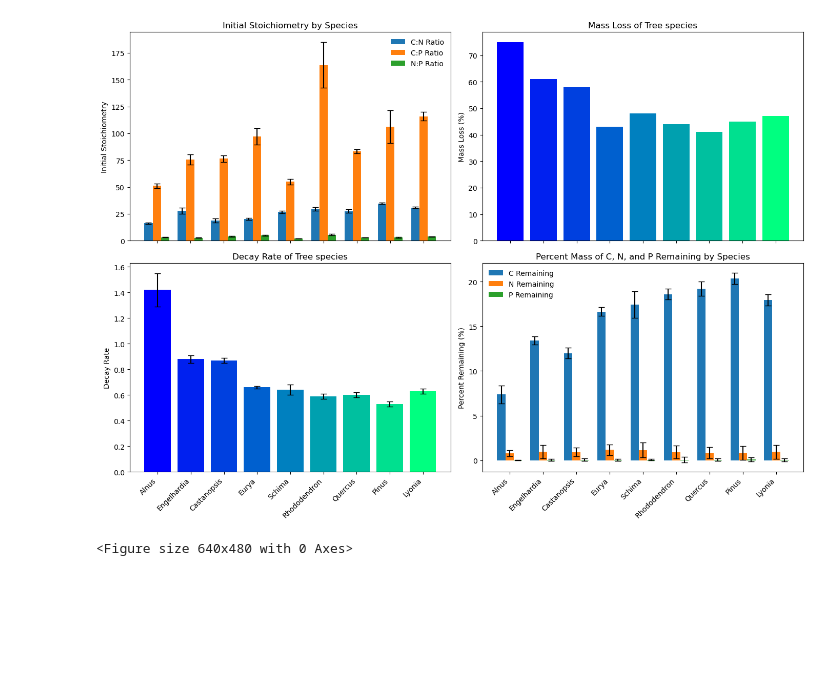
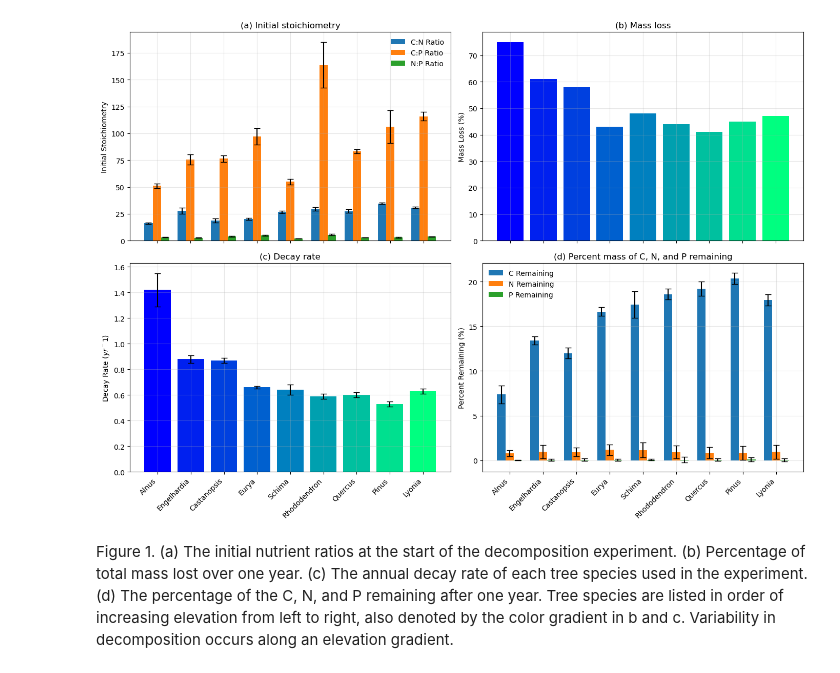
Before and after one commit to rjost1/GEOS685, a Jupyter notebook: Final.ipynb, the cells around one changed output. Drawn from its saved outputs; the diff is of its cells as text; code cells hidden in the pictures; blank space fills up the shorter version.

Commit message:
started caption

```diff
--- a/Final.ipynb
+++ b/Final.ipynb
@@ -41,7 +41,7 @@ ax1.bar(positions + bar_width, litter_df["N:P"], width=bar_width, yerr=litter_df
 ax1.set_xticks(positions)
 ax1.tick_params(axis='x', labelbottom=False)
 ax1.set_ylabel('Initial Stoichiometry')
-ax1.set_title('Initial Stoichiometry by Species')
+ax1.set_title('(a) Initial stoichiometry')
 ax1.legend(frameon=False)
 # ----------------------------------------------------
 # Panel 2 — Litter Mass loss by Tree species
@@ -50,46 +50,45 @@ ax2.bar(litter_df["Tree species"], litter_df["Litter Mass Loss"], color=colors)
 ax2.set_xticks(positions)
 ax2.tick_params(axis='x', labelbottom=False)
 ax2.set_ylabel("Mass Loss (%)")
-ax2.set_title("Mass Loss of Tree species")
+ax2.set_title("(b) Mass loss")
 # ----------------------------------------------------
 # Panel 3 — Decay Rate by Tree Species
 # ----------------------------------------------------
 ax3.bar(litter_df["Tree species"], litter_df["K"], yerr=litter_df['K std. Err'], capsize=4, color=colors)
 ax3.set_xticks(positions)
 ax3.set_xticklabels(species_short, rotation=45, ha='right')
-ax3.set_ylabel("Decay Rate")
-ax3.set_title("Decay Rate of Tree species")
+ax3.set_ylabel("Decay Rate ${(yr^-1)}$")
+ax3.set_title("(c) Decay rate")
 # ----------------------------------------------------
 # Panel 4 — Final Nutrient Percentages Remaining by tree species
 # ----------------------------------------------------
 c_vals = (1 - (litter_df['C Release'] / 100)) * litter_df['C']
 n_vals = (1 - (litter_df['N Release'] / 100)) * litter_df['N']
 p_vals = (1 - (litter_df['P Release'] / 100)) * litter_df['P']
 
 C_err = np.sqrt(((1 - (litter_df['C Release'] / 100))**2)+(((litter_df['C rel std. err'] * litter_df['C'])/100)**2))
 N_err = np.sqrt(((1 - (litter_df['N Release'] / 100))**2)+(((litter_df['N rel std. err'] * litter_df['N'])/100)**2))
 P_err = np.sqrt(((1 - (litter_df['P Release'] / 100))**2)+(((litter_df['P rel std. err'] * litter_df['P'])/100)**2))
 
 ax4.bar(positions - bar_width, c_vals, width=bar_width, yerr=C_err, capsize=4, label='C Remaining')
 ax4.bar(positions, n_vals, width=bar_width, yerr=N_err, capsize=4, label='N Remaining')
 ax4.bar(positions + bar_width, p_vals, width=bar_width, yerr=P_err, capsize=4, label='P Remaining')
 
 ax4.set_xticks(positions)
 ax4.set_xticklabels(species_short, rotation=45, ha='right')
 ax4.set_ylabel('Percent Remaining (%)')
-ax4.set_title('Percent Mass of C, N, and P Remaining by Species')
+ax4.set_title('(d) Percent mass of C, N, and P remaining')
 ax4.legend(frameon=False)
-
-plt.tight_layout()
-plt.show()
 # ----------------------------------------------------
 # Styling and tight layout
 # ----------------------------------------------------
 for ax in [ax1, ax2, ax3, ax4]:
     ax.grid(True, alpha=0.3)
 
+
 plt.tight_layout()
 plt.show()
 # %% [output]
-[figure, old version]
+[figure, new version]
-<Figure size 640x480 with 0 Axes>
+# %% [markdown]
+Figure 1. (a) The initial nutrient ratios at the start of the decomposition experiment. (b) Percentage of total mass lost over one year. (c) The annual decay rate of each tree species used in the experiment. (d) The percentage of the C, N, and P remaining after one year. Tree species are listed in order of increasing elevation from left to right, also denoted by the color gradient in b and c. Variability in decomposition occurs along an elevation gradient.
```
